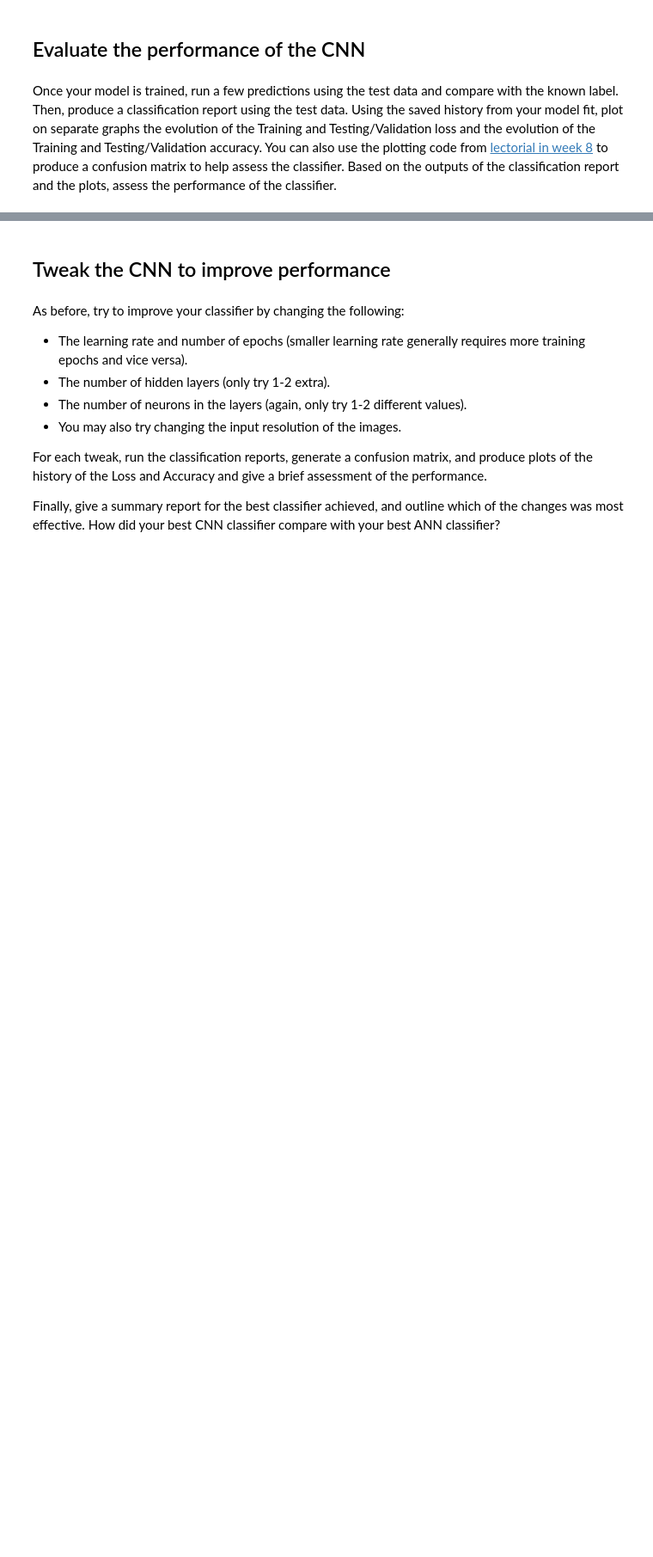
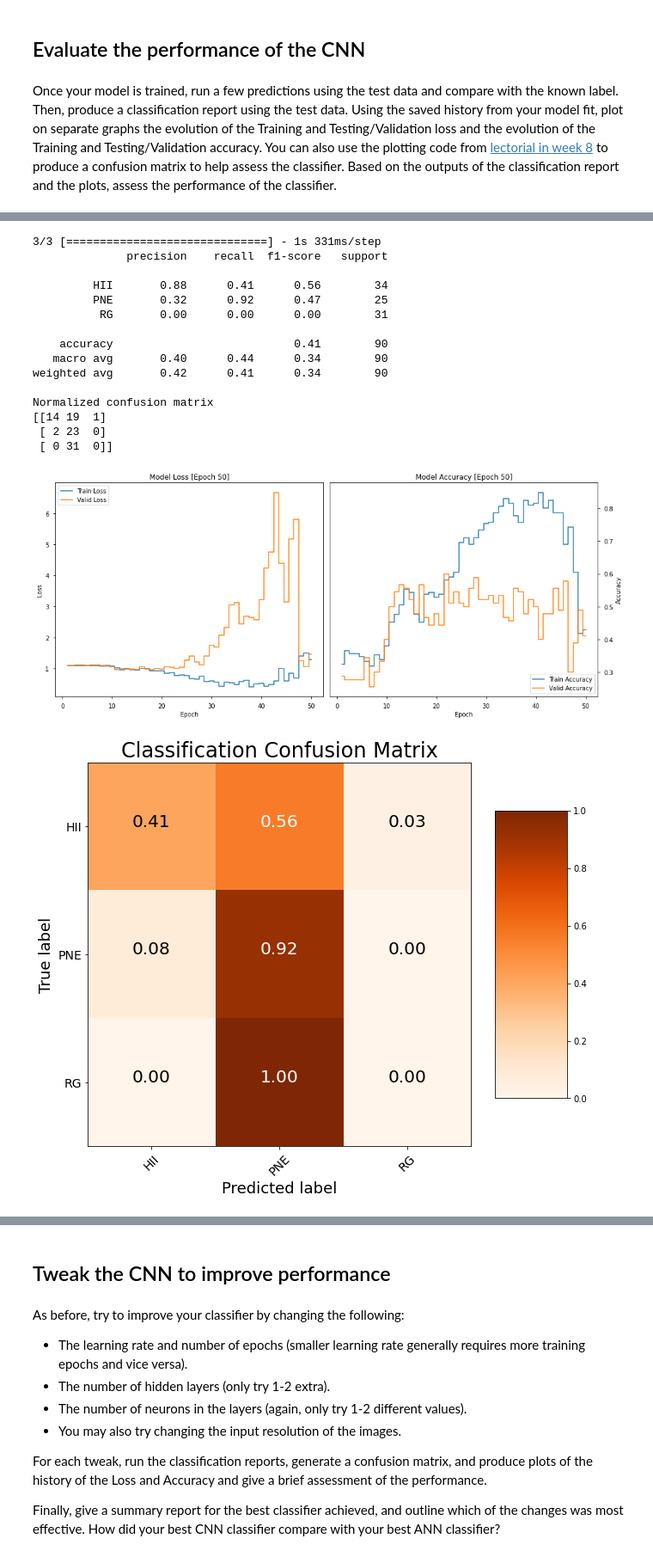
Before and after one commit to crudolphMQU/Data-Science-Techniques-in-Astrophysics, a Jupyter notebook: ASTR3110_Lab3_github.ipynb, the cells around one changed output, grey strips where cells are left out. Shown at 86% size. Drawn from its saved outputs; the diff is of its cells as text; code cells hidden in the pictures; blank space fills up the shorter version.

```diff
--- a/ASTR3110_Lab3_github.ipynb
+++ b/ASTR3110_Lab3_github.ipynb
@@ -1684,0 +1799,20 @@ Model has done a poor job, the labels have essentially the same probability of b
+# %%
+cnnFn(CNNTrainData, CNNTrainLabels, CNNTestData, CNNTestLabels, layers = 1, neurons= 1.0, numEpochs = 50, learnRate = 0.01, momentum = 1.0 )
+# %% [output]
+3/3 [==============================] - 1s 331ms/step
+              precision    recall  f1-score   support
+
+         HII       0.88      0.41      0.56        34
+         PNE       0.32      0.92      0.47        25
+          RG       0.00      0.00      0.00        31
+
+    accuracy                           0.41        90
+   macro avg       0.40      0.44      0.34        90
+weighted avg       0.42      0.41      0.34        90
+
+Normalized confusion matrix
+[[14 19  1]
+ [ 2 23  0]
+ [ 0 31  0]]
+[figure, added]
+[figure, added]
```
Also changed, not shown: parts of 48 cells of this notebook.
